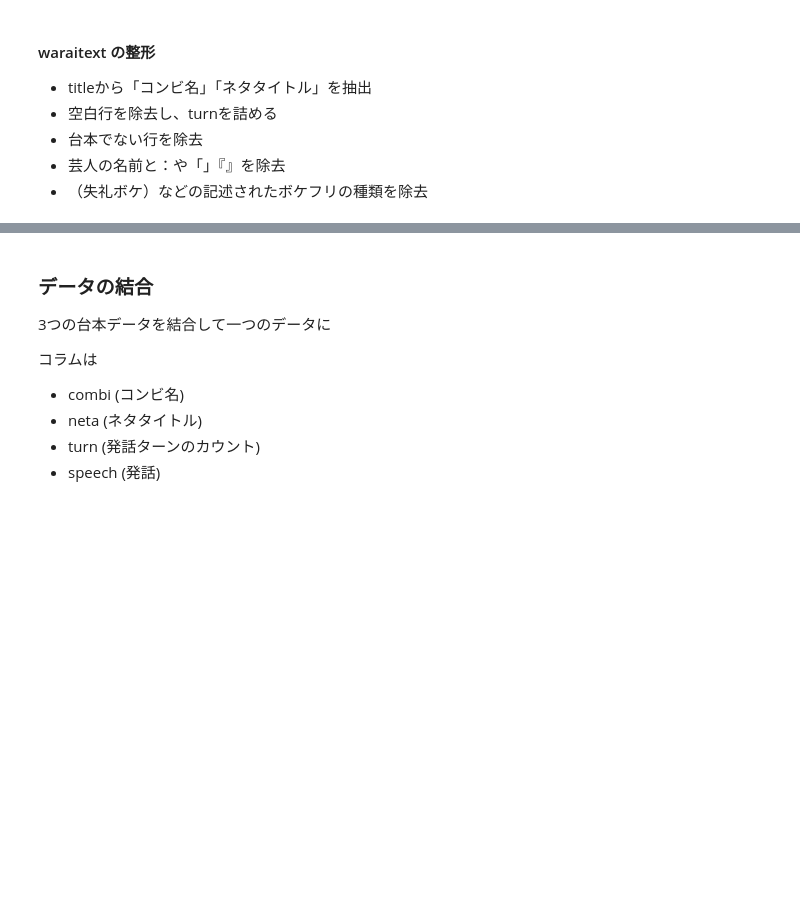
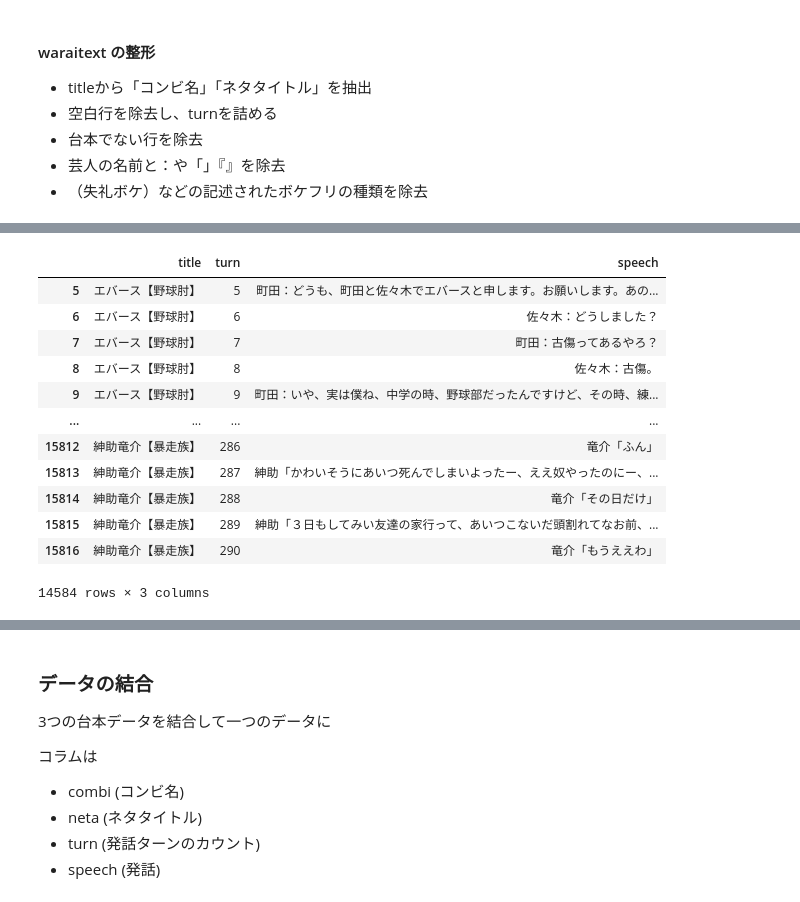
Before and after one commit to umenerineri/infovis-notebooks, a Jupyter notebook: final_project/project.ipynb, the cells around one changed output, grey strips where cells are left out. Drawn from its saved outputs; the diff is of its cells as text; code cells hidden in the pictures; blank space fills up the shorter version.

```diff
--- a/final_project/project.ipynb
+++ b/final_project/project.ipynb
@@ -713,0 +731,20 @@ script_df_shiva_titleParsed.to_csv(os.path.join(folder_name_tidy, "script_shiva.
+# %%
+# 台本でない文章と、空白行を除去
+
+pattern = r"【"
+script_df_warai_filtered = script_df_warai[~(script_df_warai["speech"].str.contains(pattern, na=False) | script_df_warai["speech"].isna())]
+script_df_warai_filtered
+# %% [output]
+|  | title | turn | speech |
+| 5 | エバース【野球肘】 | 5 | 町田：どうも、町田と佐々木でエバースと申します。お願いします。あの... |
+| 6 | エバース【野球肘】 | 6 | 佐々木：どうしました？ |
+| 7 | エバース【野球肘】 | 7 | 町田：古傷ってあるやろ？ |
+| 8 | エバース【野球肘】 | 8 | 佐々木：古傷。 |
+| 9 | エバース【野球肘】 | 9 | 町田：いや、実は僕ね、中学の時、野球部だったんですけど、その時、練... |
+| ... | ... | ... | ... |
+| 15812 | 紳助竜介【暴走族】 | 286 | 竜介「ふん」 |
+| 15813 | 紳助竜介【暴走族】 | 287 | 紳助「かわいそうにあいつ死んでしまいよったー、ええ奴やったのにー、... |
+| 15814 | 紳助竜介【暴走族】 | 288 | 竜介「その日だけ」 |
+| 15815 | 紳助竜介【暴走族】 | 289 | 紳助「３日もしてみい友達の家行って、あいつこないだ頭割れてなお前、... |
+| 15816 | 紳助竜介【暴走族】 | 290 | 竜介「もうええわ」 |
+14584 rows × 3 columns
```
Also changed, not shown: parts of 5 cells of this notebook, 1 other file.
